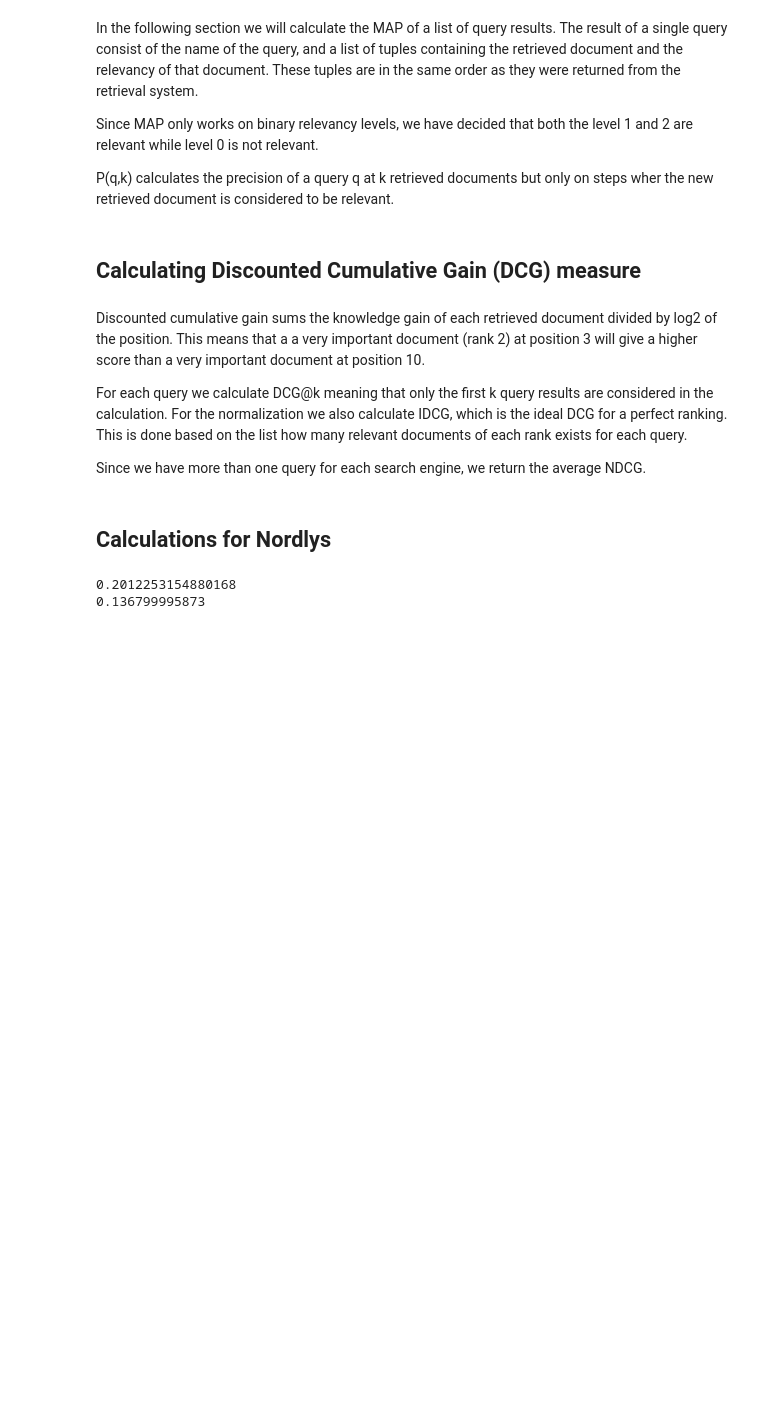
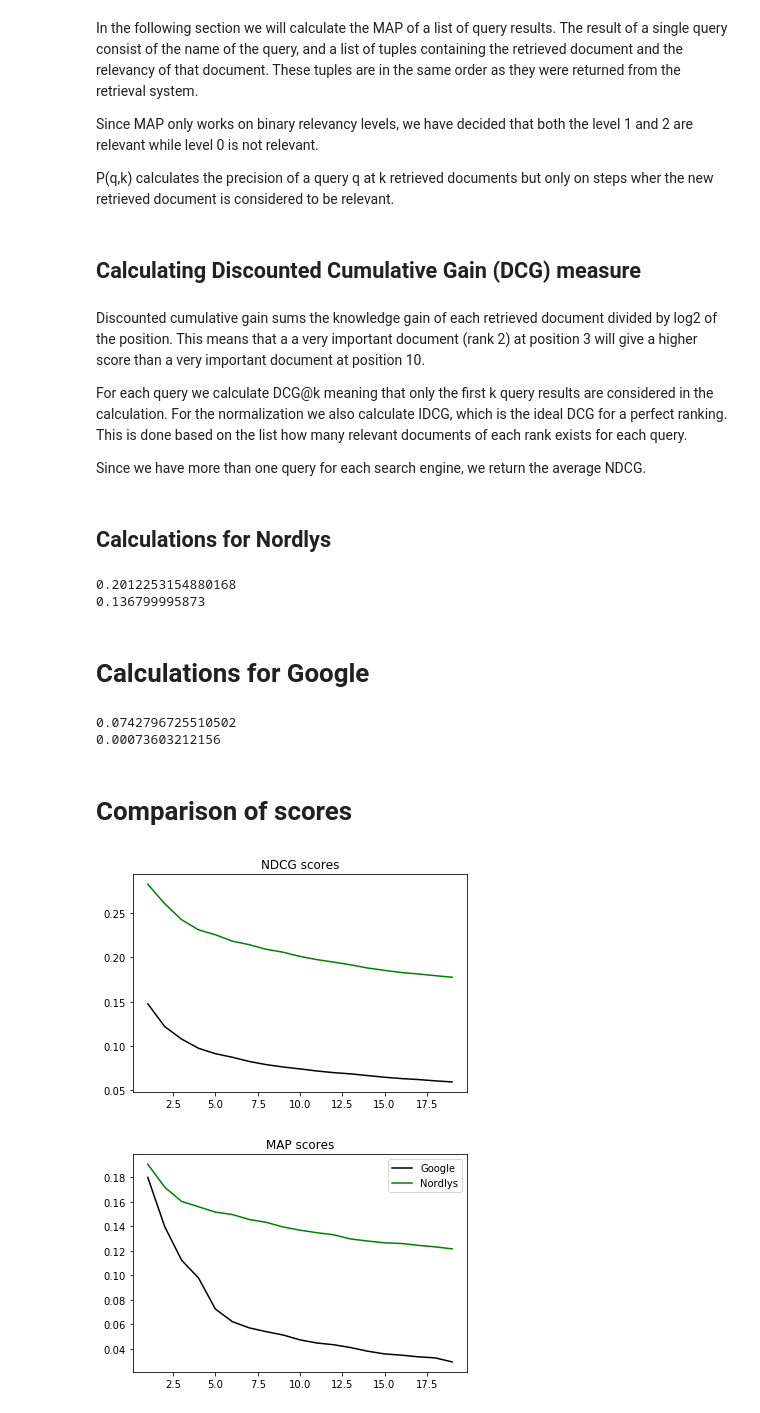
Before and after one commit to arumie/InformationRetrievalProject, a Jupyter notebook: Information_Retrieval_Project.ipynb, the cells around one changed output. Cells and saved outputs as stored; diff of their text form; code cells hidden in the pictures; blank space fills up the shorter version.

Commit message:
added comparison graphs

```diff
--- a/Information_Retrieval_Project.ipynb
+++ b/Information_Retrieval_Project.ipynb
@@ -159,3 +159,60 @@ print(MAP(Nordlys_queries,10))
 # %% [output]
 0.2012253154880168
 0.136799995873
+# %% [markdown]
+# Calculations for Google
+# %%
+import codecs
+google_reader = codecs.open("google_retrieval_dict.json", encoding="utf-8")
+text = google_reader.read()
+import json
+Google_queries = json.loads(text)
+
+print(AvgNDCG(Google_queries,10))
+
+print(MAP(Google_queries,20))
+# %% [output]
+0.0742796725510502
+0.00073603212156
+# %% [markdown]
+# Comparison of scores
+# %%
+import matplotlib.pyplot as plt
+
+google_scores_ndcg = []
+nordlys_scores_ndcg = []
+google_scores_map = []
+nordlys_scores_map = []
+iterations = []
+
+for i in range (1,20):
+    google_scores_ndcg.append(AvgNDCG(Google_queries,i))
+    nordlys_scores_ndcg.append(AvgNDCG(Nordlys_queries,i))
+
+    google_scores_map.append(MAP(Google_queries,i))
+    nordlys_scores_map.append(MAP(Nordlys_queries,i))
+    iterations.append(i)
+
+fig = plt.figure()
+ax1 = fig.add_subplot(111)
+
+ax1.plot(iterations, google_scores_ndcg, color='black', label='Google')
+ax1.plot(iterations, nordlys_scores_ndcg, color='green', label='Nordlys')
+ax1.set_title("NDCG scores")
+
+plt.savefig('NDCG_Scores.png')
+
+fig2 = plt.figure()
+ax2 = fig2.add_subplot(111)
+
+ax2.plot(iterations, google_scores_map, color='black', label='Google')
+ax2.plot(iterations, nordlys_scores_map, color='green', label='Nordlys')
+ax2.set_title("MAP scores")
+
+plt.savefig('MAP_Scores.png')
+
+plt.legend()
+plt.show()
+# %% [output]
+[figure, added]
+[figure, added]
```
Also changed, not shown: parts of 1 cell of this notebook, 2 other files.
